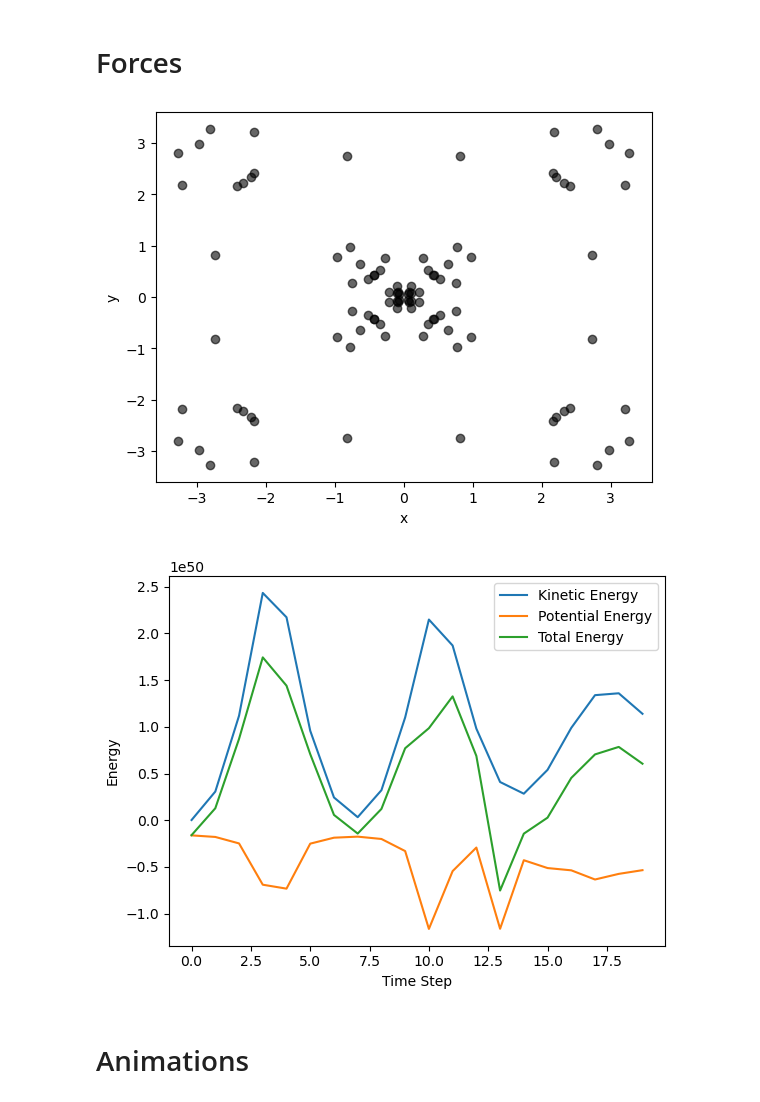
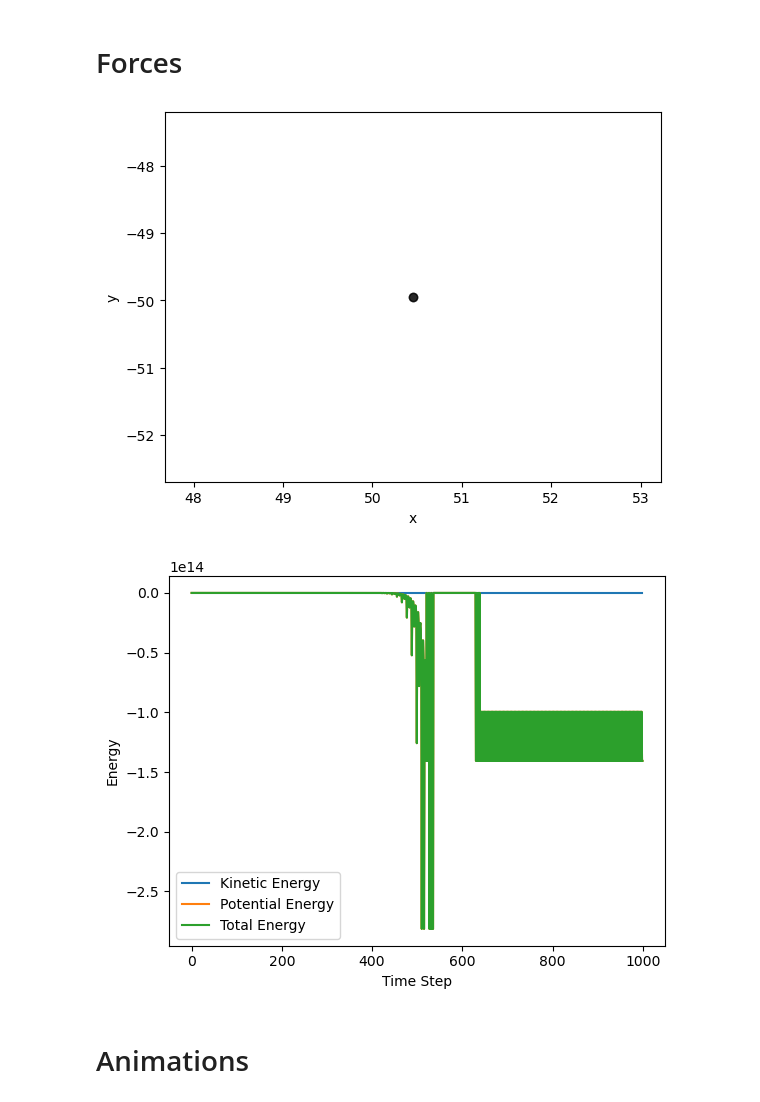
Before and after one commit to AdamSmithOrlik/dark-matter-N-body, a Jupyter notebook: N-body-solver-dev.ipynb, the cells around one changed output. Drawn from its saved outputs; the diff is of its cells as text; code cells hidden in the pictures.

```diff
--- a/N-body-solver-dev.ipynb
+++ b/N-body-solver-dev.ipynb
@@ -24,7 +24,7 @@ rs = 1  # Scale radius in kpc
 kB = 1.0
 
 # unit conversions
-msun_kms2_to_GeV = 1.241e46 # 1 M_sun (km/s)^2 = 1.241e46 GeV
+msun_kms2_to_GeV = 1 # 1.241e46 # 1 M_sun (km/s)^2 = 1.241e46 GeV
 
 # particle class
 class Particle:
@@ -71,0 +74,13 @@ def total_kinetic_energy(particles):
+# %%
+def initialize_2body():
+    particle_1 = Particle(mass=1, position=[0, 0], velocity=[0, 0])
+    particle_2 = Particle(mass=1, position=[1, 0], velocity=[1, -1])
+    particles = [particle_1, particle_2]
+    return particles
+
+particles = initialize_2body()
+# %%
+distance = np.linalg.norm(particles[0].position - particles[1].position)
+print(distance)
+potential = -G * particles[0].mass * particles[1].mass / distance
+print(potential)
@@ -502,7 +522,7 @@ plt.plot(v, pdf, label='Maxwell-Boltzmann PDF')
 # Forces
 # %%
 # softening_length = 0.01
-def compute_forces(particles, epsilon=0.01, softening=True):
+def compute_forces(particles, epsilon=0.1, softening=True):
 
     def softening_kernel(r, epsilon):
         r_squared = np.dot(r, r)
@@ -582,41 +602,41 @@ def velocity_verlet(particles, dt):
         particle.velocity += 0.5 * (particle.acceleration + particle.force / particle.mass) * dt
 # %%
 # Time step
-dt = 1e-2
+dt = 1e-1
 
 # Number of steps
-num_steps = 200
+num_steps = 1000
 
 def simulate(particles, num_steps, dt, track_energy=False):
     positions = []
     kinetic_energies = []
     potential_energies = []
     for _ in tqdm(range(num_steps), desc="Simulating"):
         positions.append([p.position.copy() for p in particles])
         velocity_verlet(particles, dt)
         # handle_collisions(particles, dt)
 
         if track_energy:
-            if _ % 10 == 0:
-                kinetic_energies.append(total_kinetic_energy(particles))
-                potential_energies.append(total_potential_energy(particles))
+            # if _ % 10 == 0:
+            kinetic_energies.append(total_kinetic_energy(particles))
+            potential_energies.append(total_potential_energy(particles))
 
     return np.array(positions), np.array(kinetic_energies), np.array(potential_energies)
 
 # Simulate the system
 # positions, _, _ = simulate(particles, num_steps=num_steps, dt=dt)
 
 # track energies
 positions, kinetic_energies, potential_energies = simulate(particles, num_steps=num_steps, dt=dt, track_energy=True)
 
 # Plotting the trajectories
 for i, particle in enumerate(particles):
     plt.scatter(positions[-1, i, 0], positions[-1, i, 1], color='k', alpha=0.6)
 plt.xlabel('x')
 plt.ylabel('y')
 plt.show()
 # %% [output]
-[figure, old version]
+[figure, new version]
 # %%
 # plot the interplay between kinetic and potential energy
 
@@ -630,7 +650,7 @@ plt.ylabel('Energy')
 plt.legend()
 plt.show()
 # %% [output]
-[figure, old version]
+[figure, new version]
 # %% [markdown]
 # Animations
 # %%
```
Also changed, not shown: parts of 6 cells of this notebook, 1 other file.
